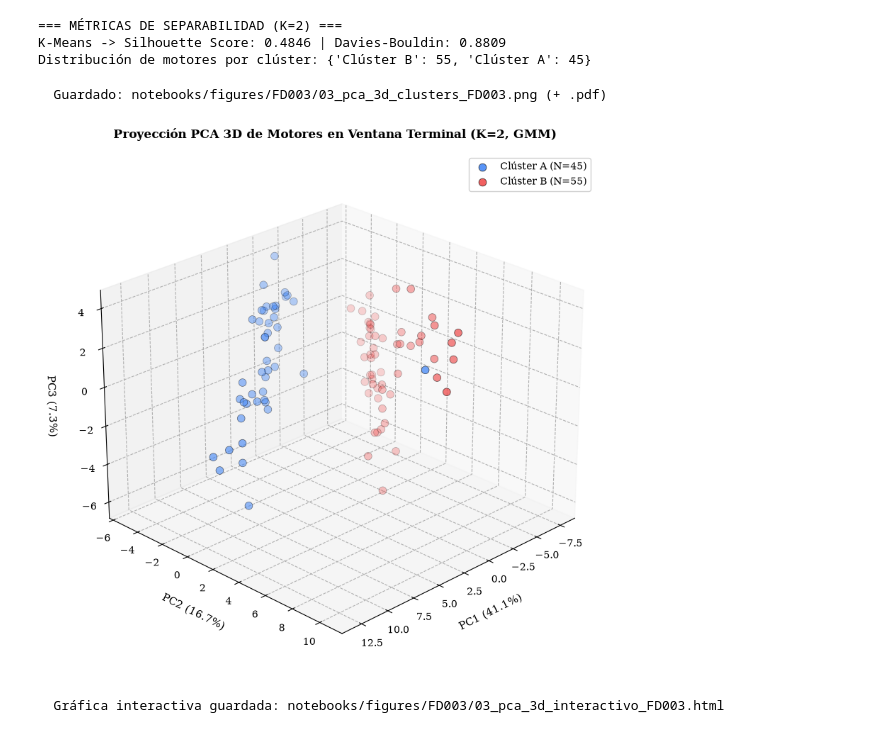
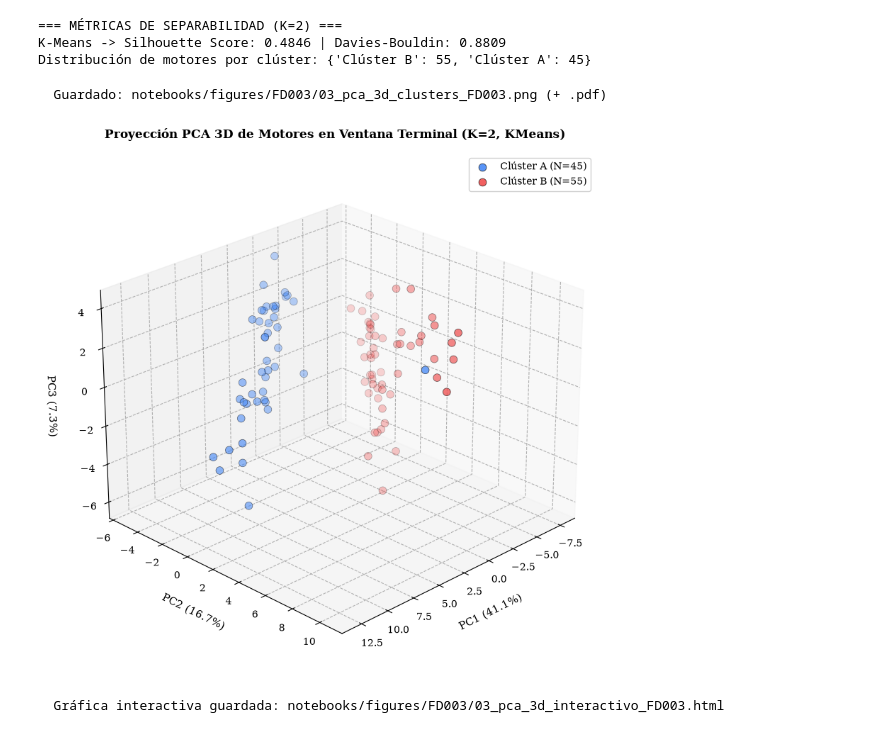
Before and after one commit to JairRamosG/RUL-CMAPSS, a Jupyter notebook: notebooks/03_eda_FD003.ipynb, the cells around one changed output. Saved outputs shown, nothing was run; the diff lists cells and outputs as text; code cells hidden in the pictures.

```diff
--- a/notebooks/03_eda_FD003.ipynb
+++ b/notebooks/03_eda_FD003.ipynb
@@ -645,31 +648,31 @@ Distribución de motores por clúster: {'Clúster B': 55, 'Clúster A': 45}
 # %%
 # 4. Visualización 3D Matplotlib (Publicación 300 DPI)
 fig = plt.figure(figsize=(10, 8))
 ax = fig.add_subplot(111, projection='3d')
 
 palette = {'Clúster A': '#3B82F6', 'Clúster B': '#EF4444'}
 
 for c_name, color in palette.items():
     mask = df_engine_features['cluster_name'] == c_name
     ax.scatter(
         X_pca_3d[mask, 0], X_pca_3d[mask, 1], X_pca_3d[mask, 2],
         c=color, label=f'{c_name} (N={mask.sum()})',
         s=60, alpha=0.85, edgecolors='k', linewidth=0.5
     )
 
 ax.set_xlabel(f'PC1 ({var_exp[0]*100:.1f}%)', labelpad=10)
 ax.set_ylabel(f'PC2 ({var_exp[1]*100:.1f}%)', labelpad=10)
 ax.set_zlabel(f'PC3 ({var_exp[2]*100:.1f}%)', labelpad=10)
-ax.set_title(f'Proyección PCA 3D de Motores en Ventana Terminal (K=2, {chosen_method})', fontsize=12, fontweight='bold', pad=15)
+ax.set_title(f'Proyección PCA 3D de Motores en Ventana Terminal (K=2, KMeans)', fontsize=12, fontweight='bold', pad=15)
 ax.legend(loc='upper right', framealpha=0.9)
 ax.view_init(elev=25, azim=45)
 
 plt.tight_layout()
 guardar_fig('03_pca_3d_clusters_FD003', fig)
 plt.show()
 # %% [output]
   Guardado: notebooks/figures/FD003/03_pca_3d_clusters_FD003.png (+ .pdf)
-[figure, old version]
+[figure, new version]
 # %%
 # 5. Visualización 3D Interactiva con Plotly
 fig_plotly = px.scatter_3d(
```
Also changed, not shown: parts of 2 cells of this notebook, 26 other files.
